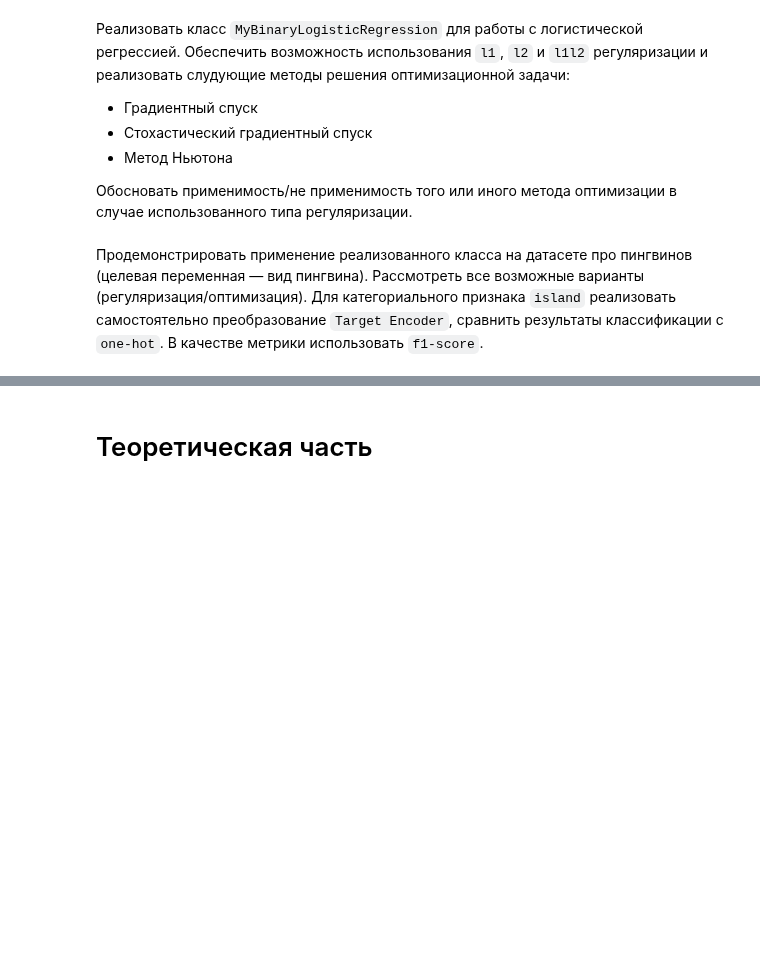
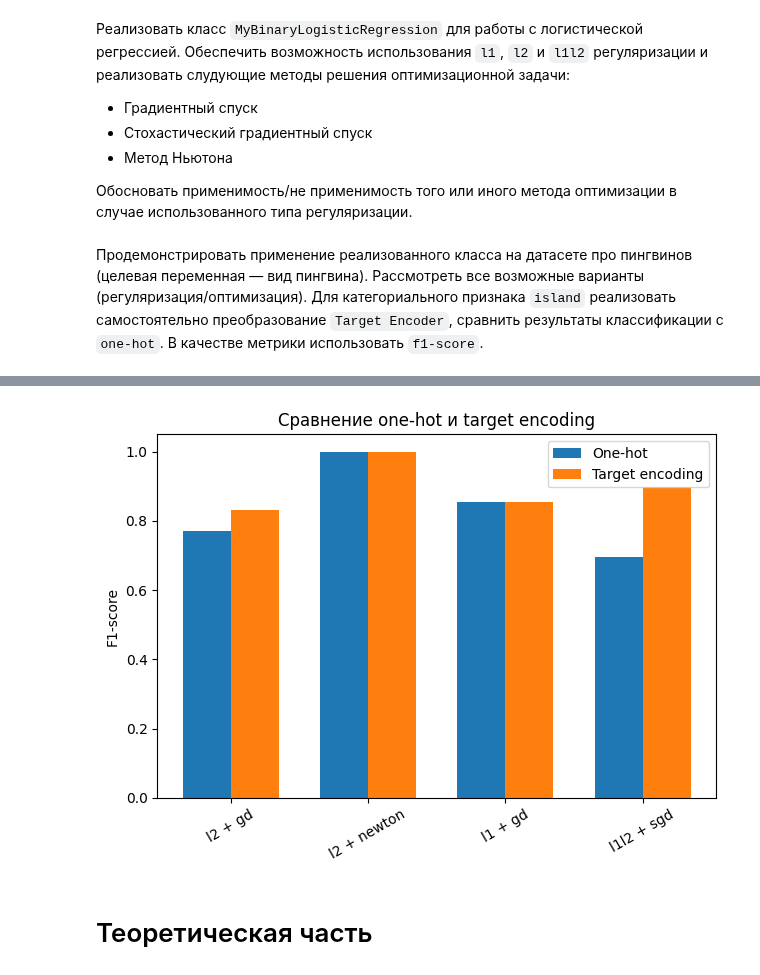
Before and after one commit to ITMO-NikitaGrishin/ITMO_ML, a Jupyter notebook: laba_05/Лабораторная работа 5.1 (Logreg).ipynb, the cells around one changed output, grey strips where cells are left out. Saved outputs shown, nothing was run; the diff lists cells and outputs as text; code cells hidden in the pictures; blank space fills up the shorter version.

```diff
--- a/laba_05/Лабораторная работа 5.1 (Logreg).ipynb
+++ b/laba_05/Лабораторная работа 5.1 (Logreg).ipynb
@@ -26,0 +108,11 @@ class MyBinaryLogisticRegression:
+# %%
+df = pd.read_csv("penguins_binary_classification.csv")
+
+# оставляем только два класса
+df = df[df['species'].isin(['Adelie', 'Gentoo'])].reset_index(drop=True)
+
+# бинарный таргет
+y = df['species'].map({'Adelie': 0, 'Gentoo': 1})
+
+# признаки
+X = df.drop(columns='species')
@@ -26,0 +121,3 @@ class MyBinaryLogisticRegression:
+# %%
+X_ohe = pd.get_dummies(X, columns=['island'], drop_first=True)
+X_ohe = X_ohe.astype(float)
@@ -26,0 +126,5 @@ class MyBinaryLogisticRegression:
+# %%
+te = TargetEncoder()
+X_te = X.copy()
+X_te['island'] = te.fit(X['island'], y).transform(X['island'])
+X_te = X_te.astype(float)
@@ -27,3 +193,41 @@ class MyBinaryLogisticRegression:
+# %%
+import matplotlib.pyplot as plt
+
+labels = []
+f1_onehot = []
+f1_target = []
+
+for reg, opt in configs:
+    label = f"{reg} + {opt}"
+    labels.append(label)
+
+    f1_onehot.append(
+        df_results.query(
+            "encoding == 'one-hot' and regularization == @reg and optimizer == @opt"
+        )['f1'].values[0]
+    )
+
+    f1_target.append(
+        df_results.query(
+            "encoding == 'target' and regularization == @reg and optimizer == @opt"
+        )['f1'].values[0]
+    )
+
+x = np.arange(len(labels))
+width = 0.35
+
+plt.figure()
+plt.bar(x - width/2, f1_onehot, width, label='One-hot')
+plt.bar(x + width/2, f1_target, width, label='Target encoding')
+
+plt.xticks(x, labels, rotation=30)
+plt.ylabel('F1-score')
+plt.title('Сравнение one-hot и target encoding')
+plt.legend()
+plt.tight_layout()
+plt.show()
+# %% [output]
+[figure, added]
 # %% [markdown]
 # Теоретическая часть
 # %% [markdown]
```
Also changed, not shown: parts of 15 cells of this notebook.
